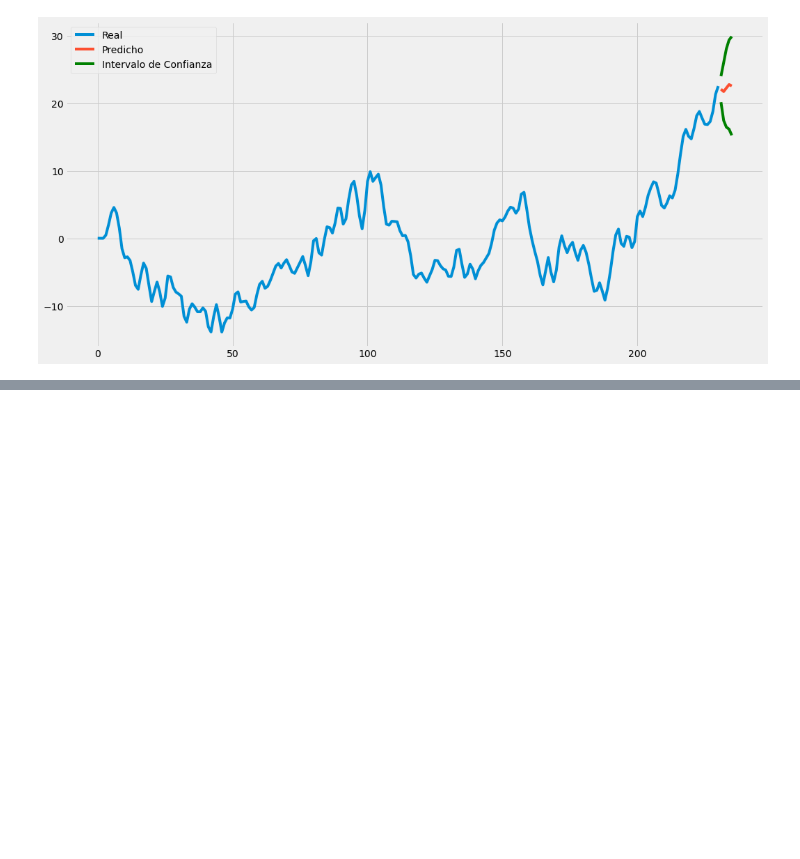
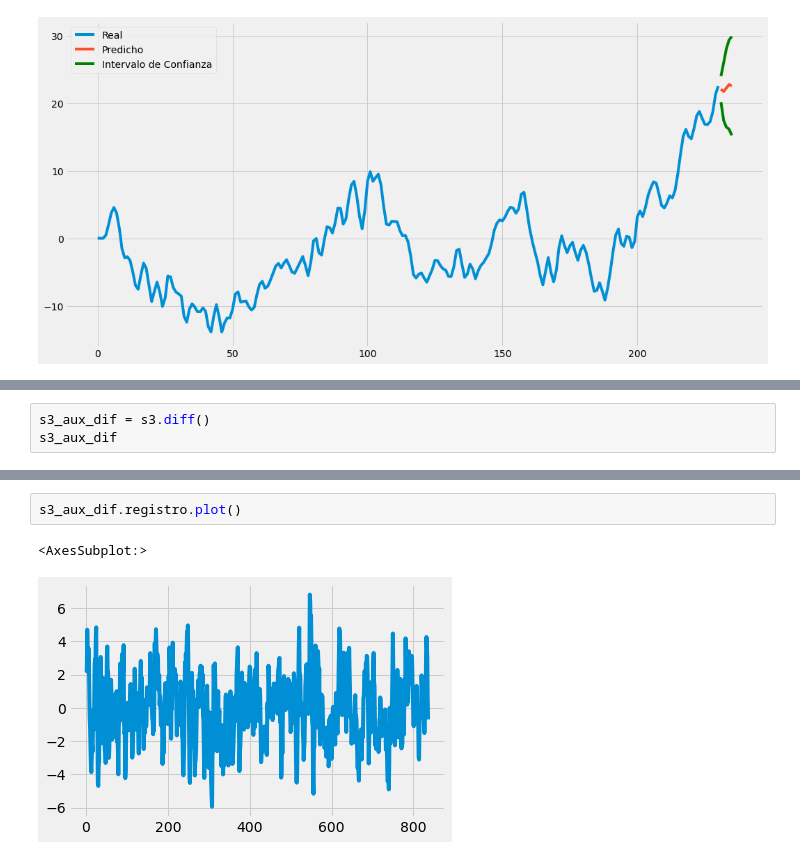
Before and after one commit to julianusor/series_de_tiempo, a Jupyter notebook: Exam2/Parcial-2.ipynb, the cells around one changed output, grey strips where cells are left out. Saved outputs shown, nothing was run; the diff lists cells and outputs as text; blank space fills up the shorter version.

```diff
--- a/Exam2/Parcial-2.ipynb
+++ b/Exam2/Parcial-2.ipynb
@@ -331,0 +491,3 @@ plt.legend(["Real", "Predicho", "Intervalo de Confianza"])
+# %%
+s3_aux_dif = s3.diff()
+s3_aux_dif
@@ -331,0 +508,5 @@ plt.legend(["Real", "Predicho", "Intervalo de Confianza"])
+# %%
+s3_aux_dif.registro.plot()
+# %% [output]
+<AxesSubplot:>
+[figure, added]
```
Also changed, not shown: parts of 23 cells of this notebook.
